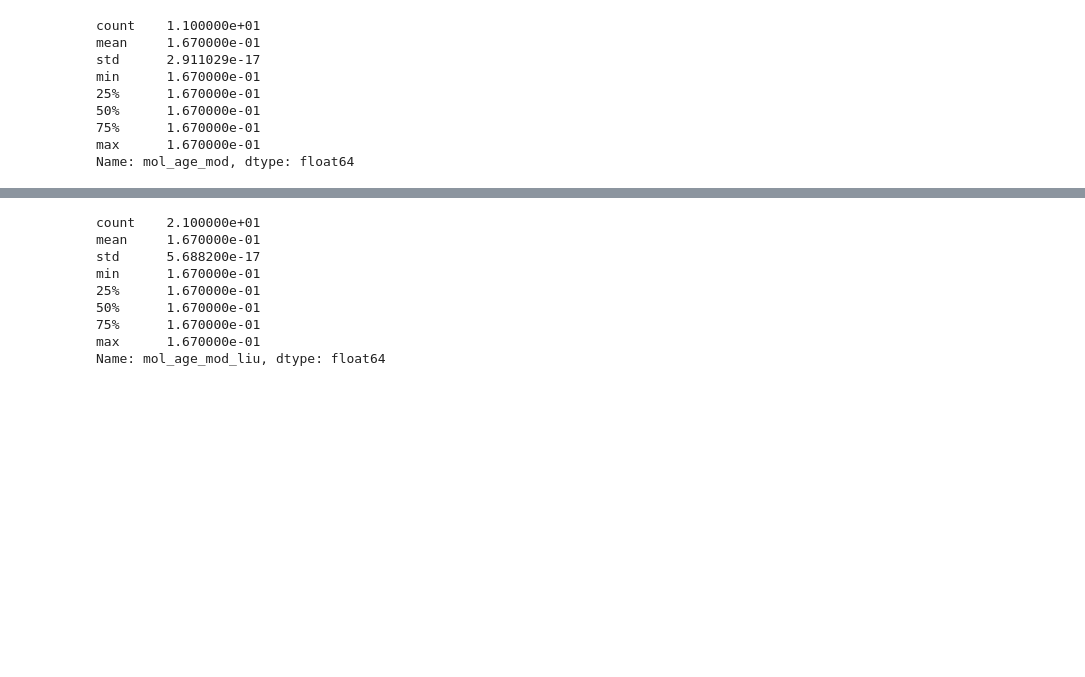
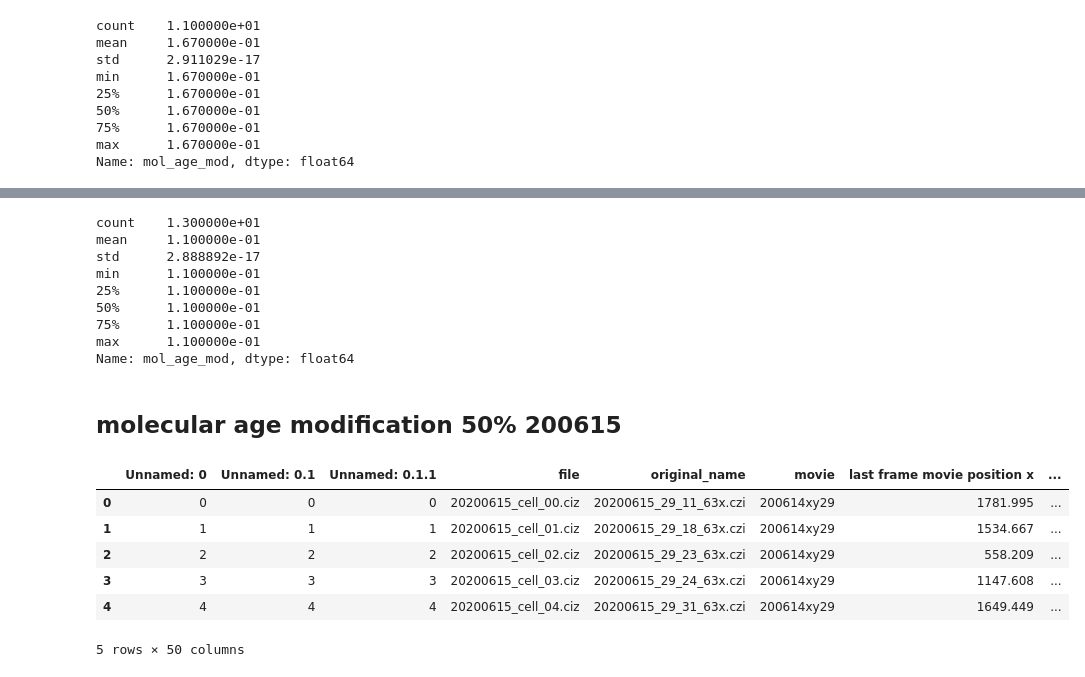
Before and after one commit to purvislab/MCM_project, a Jupyter notebook: 200819_modify_molecular_age-h3k9me3.ipynb, the cells around one changed output, grey strips where cells are left out. Drawn from its saved outputs; the diff is of its cells as text; code cells hidden in the pictures; blank space fills up the shorter version.

```diff
--- a/200819_modify_molecular_age-h3k9me3.ipynb
+++ b/200819_modify_molecular_age-h3k9me3.ipynb
@@ -97,12 +125,12 @@ Name: mol_age_mod, dtype: float64
 # %%
-data.loc[((data.physical_age_liu<2) & (data.category=='earlyG1')),'mol_age_mod_liu'].describe()
+data.loc[((data.physical_age<2) & (data.category=='earlyG1')),'mol_age_mod'].describe()
 # %% [output]
-count    2.100000e+01
-mean     1.670000e-01
-std      5.688200e-17
-min      1.670000e-01
-25%      1.670000e-01
-50%      1.670000e-01
-75%      1.670000e-01
-max      1.670000e-01
-Name: mol_age_mod_liu, dtype: float64
+count    1.300000e+01
+mean     1.100000e-01
+std      2.888892e-17
+min      1.100000e-01
+25%      1.100000e-01
+50%      1.100000e-01
+75%      1.100000e-01
+max      1.100000e-01
+Name: mol_age_mod, dtype: float64
@@ -108,0 +139,16 @@ Name: mol_age_mod_liu, dtype: float64
+# %% [markdown]
+## molecular age modification 50% 200615
+# %%
+file=f'{bigDir}\\cellinfo_200615v6_50percent.csv'
+# %%
+data=pd.read_csv(file)
+# %%
+data.head()
+# %% [output]
+|  | Unnamed: 0 | Unnamed: 0.1 | Unnamed: 0.1.1 | file | original_name | movie | last frame movie position x | ... |
+| 0 | 0 | 0 | 0 | 20200615_cell_00.ciz | 20200615_29_11_63x.czi | 200614xy29 | 1781.995 | ... |
+| 1 | 1 | 1 | 1 | 20200615_cell_01.ciz | 20200615_29_18_63x.czi | 200614xy29 | 1534.667 | ... |
+| 2 | 2 | 2 | 2 | 20200615_cell_02.ciz | 20200615_29_23_63x.czi | 200614xy29 | 558.209 | ... |
+| 3 | 3 | 3 | 3 | 20200615_cell_03.ciz | 20200615_29_24_63x.czi | 200614xy29 | 1147.608 | ... |
+| 4 | 4 | 4 | 4 | 20200615_cell_04.ciz | 20200615_29_31_63x.czi | 200614xy29 | 1649.449 | ... |
+5 rows × 50 columns
```
Also changed, not shown: parts of 35 cells of this notebook, 1 other file.
